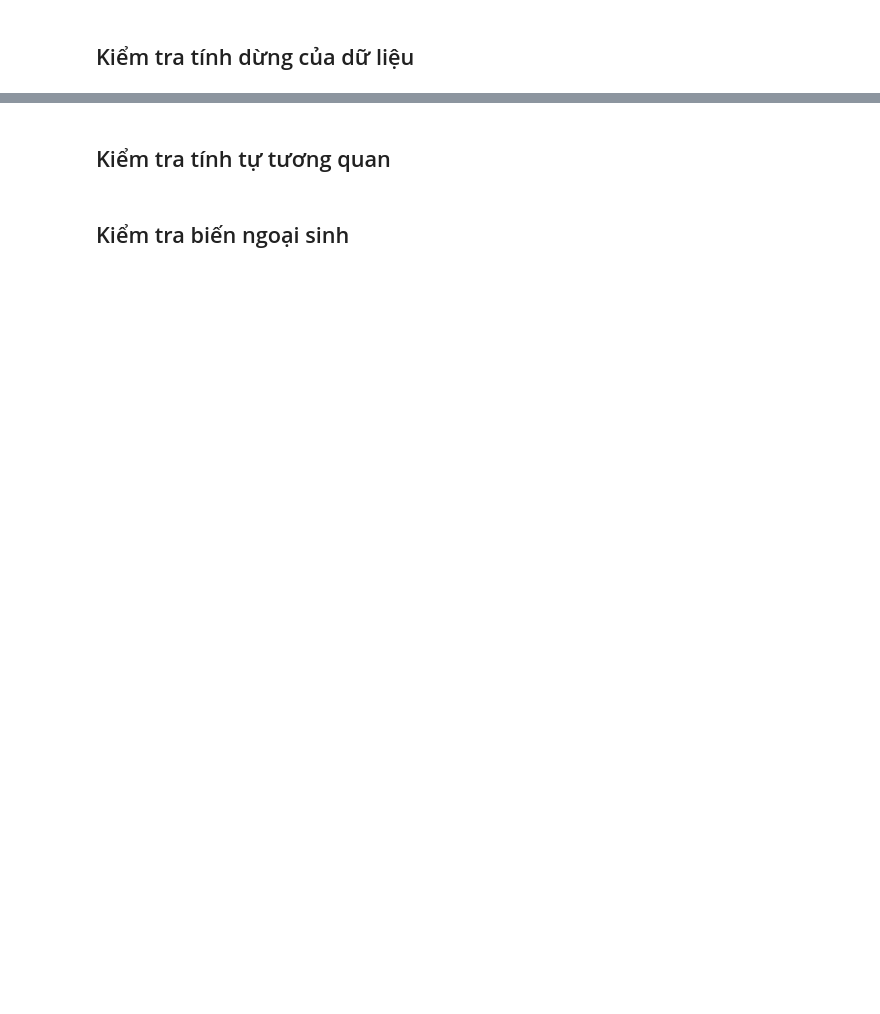
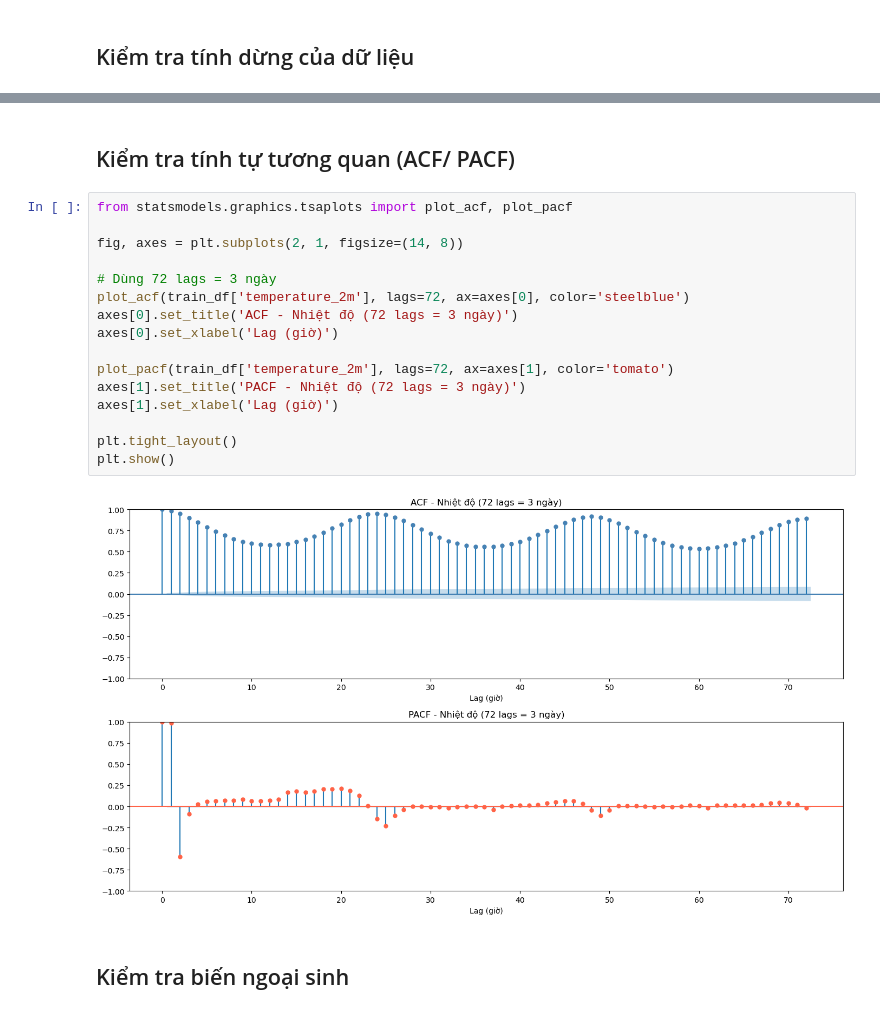
Before and after one commit to meowmeow-uwu/temperature-predictation, a Jupyter notebook: 3_training.ipynb, the cells around one changed output, grey strips where cells are left out. Cells and saved outputs as stored; diff of their text form; blank space fills up the shorter version.

```diff
--- a/3_training.ipynb
+++ b/3_training.ipynb
@@ -44,4 +209,22 @@ Nhờ việc thiết lập tần suất (asfreq) ở bước làm sạch, việc
 # %% [markdown]
-## Kiểm tra tính tự tương quan
+## Kiểm tra tính tự tương quan (ACF/ PACF)
+# %%
+from statsmodels.graphics.tsaplots import plot_acf, plot_pacf
+
+fig, axes = plt.subplots(2, 1, figsize=(14, 8))
+
+# Dùng 72 lags = 3 ngày
+plot_acf(train_df['temperature_2m'], lags=72, ax=axes[0], color='steelblue')
+axes[0].set_title('ACF - Nhiệt độ (72 lags = 3 ngày)')
+axes[0].set_xlabel('Lag (giờ)')
+
+plot_pacf(train_df['temperature_2m'], lags=72, ax=axes[1], color='tomato')
+axes[1].set_title('PACF - Nhiệt độ (72 lags = 3 ngày)')
+axes[1].set_xlabel('Lag (giờ)')
+
+plt.tight_layout()
+plt.show()
+# %% [output]
+[figure, added]
 # %% [markdown]
 ## Kiểm tra biến ngoại sinh
```
Also changed, not shown: parts of 32 cells of this notebook.
